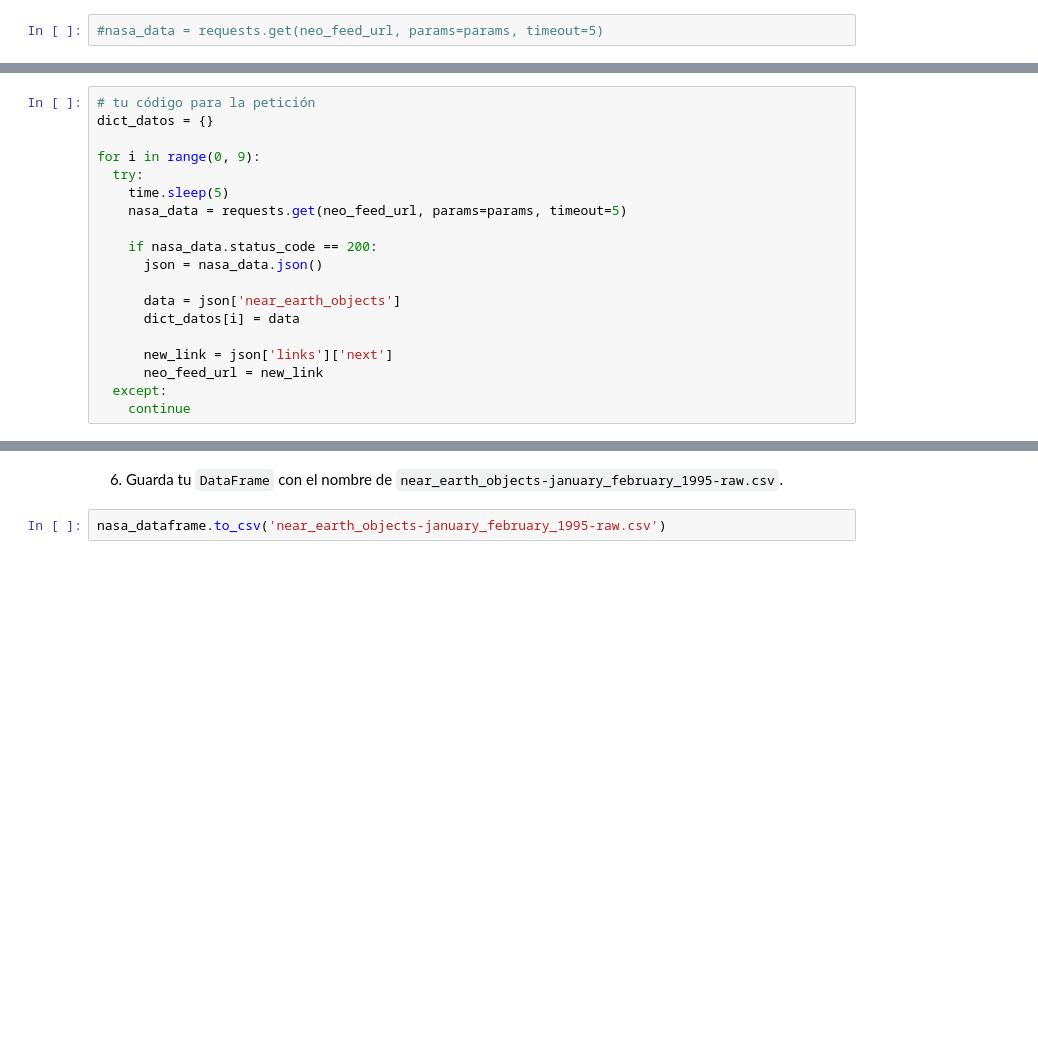
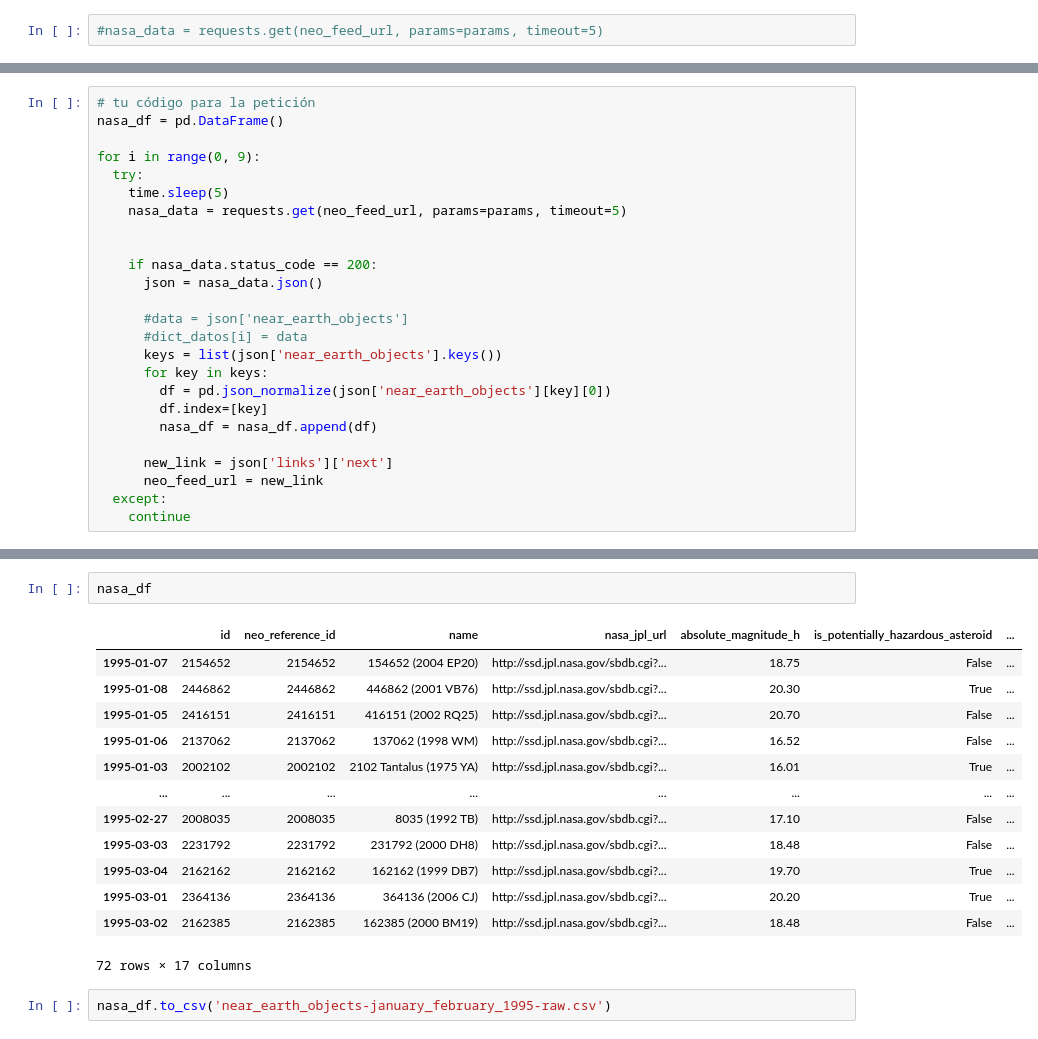
Before and after one commit to earandir/Data-Analyst, a Jupyter notebook: Modulo03/M03S06RetosCompletos.ipynb, the cells around one changed output, grey strips where cells are left out. Drawn from its saved outputs; the diff is of its cells as text; blank space fills up the shorter version.

```diff
--- a/Modulo03/M03S06RetosCompletos.ipynb
+++ b/Modulo03/M03S06RetosCompletos.ipynb
@@ -253,17 +247,23 @@ params = {'api_key': api_key, 'start_date': start_date}
 # %%
 # tu código para la petición
-dict_datos = {}
+nasa_df = pd.DataFrame()
 
 for i in range(0, 9):
   try:
     time.sleep(5)
     nasa_data = requests.get(neo_feed_url, params=params, timeout=5)
 
+
     if nasa_data.status_code == 200:
       json = nasa_data.json()
 
-      data = json['near_earth_objects']
-      dict_datos[i] = data
+      #data = json['near_earth_objects']
+      #dict_datos[i] = data
+      keys = list(json['near_earth_objects'].keys())
+      for key in keys:
+        df = pd.json_normalize(json['near_earth_objects'][key][0])
+        df.index=[key]
+        nasa_df = nasa_df.append(df)
 
       new_link = json['links']['next']
       neo_feed_url = new_link
@@ -293,4 +272,18 @@ nasa_dataframe
-# %% [markdown]
-6. Guarda tu `DataFrame` con el nombre de `near_earth_objects-january_february_1995-raw.csv`.
+# %%
+nasa_df
+# %% [output]
+|  | id | neo_reference_id | name | nasa_jpl_url | absolute_magnitude_h | is_potentially_hazardous_asteroid | ... |
+| 1995-01-07 | 2154652 | 2154652 | 154652 (2004 EP20) | http://ssd.jpl.nasa.gov/sbdb.cgi?... | 18.75 | False | ... |
+| 1995-01-08 | 2446862 | 2446862 | 446862 (2001 VB76) | http://ssd.jpl.nasa.gov/sbdb.cgi?... | 20.30 | True | ... |
+| 1995-01-05 | 2416151 | 2416151 | 416151 (2002 RQ25) | http://ssd.jpl.nasa.gov/sbdb.cgi?... | 20.70 | False | ... |
+| 1995-01-06 | 2137062 | 2137062 | 137062 (1998 WM) | http://ssd.jpl.nasa.gov/sbdb.cgi?... | 16.52 | False | ... |
+| 1995-01-03 | 2002102 | 2002102 | 2102 Tantalus (1975 YA) | http://ssd.jpl.nasa.gov/sbdb.cgi?... | 16.01 | True | ... |
+| ... | ... | ... | ... | ... | ... | ... | ... |
+| 1995-02-27 | 2008035 | 2008035 | 8035 (1992 TB) | http://ssd.jpl.nasa.gov/sbdb.cgi?... | 17.10 | False | ... |
+| 1995-03-03 | 2231792 | 2231792 | 231792 (2000 DH8) | http://ssd.jpl.nasa.gov/sbdb.cgi?... | 18.48 | False | ... |
+| 1995-03-04 | 2162162 | 2162162 | 162162 (1999 DB7) | http://ssd.jpl.nasa.gov/sbdb.cgi?... | 19.70 | True | ... |
+| 1995-03-01 | 2364136 | 2364136 | 364136 (2006 CJ) | http://ssd.jpl.nasa.gov/sbdb.cgi?... | 20.20 | True | ... |
+| 1995-03-02 | 2162385 | 2162385 | 162385 (2000 BM19) | http://ssd.jpl.nasa.gov/sbdb.cgi?... | 18.48 | False | ... |
+72 rows × 17 columns
 # %%
-nasa_dataframe.to_csv('near_earth_objects-january_february_1995-raw.csv')
+nasa_df.to_csv('near_earth_objects-january_february_1995-raw.csv')
```
Also changed, not shown: parts of 9 cells of this notebook.
